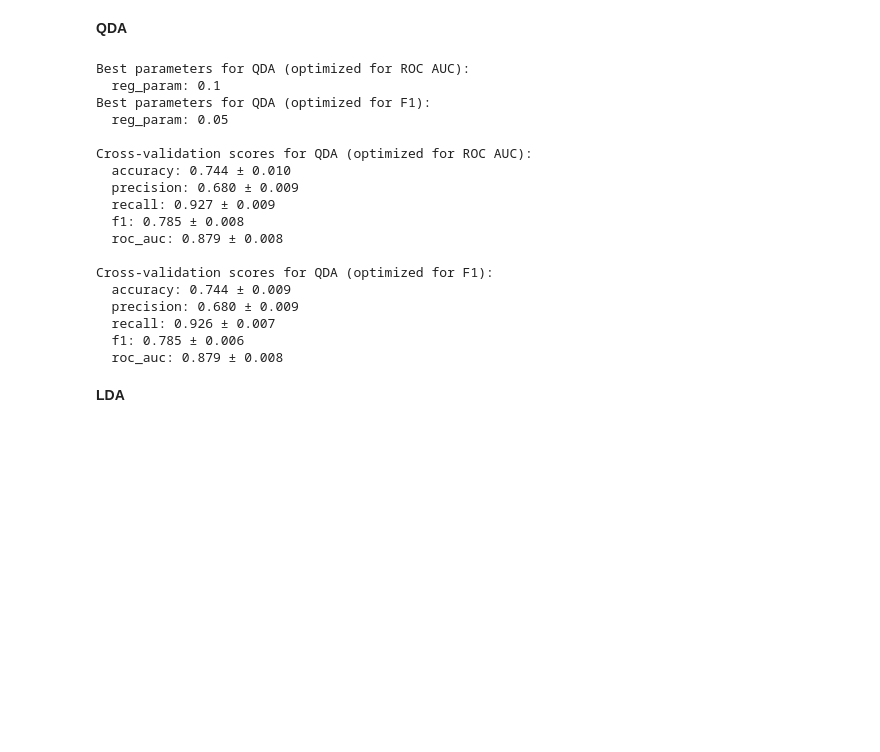
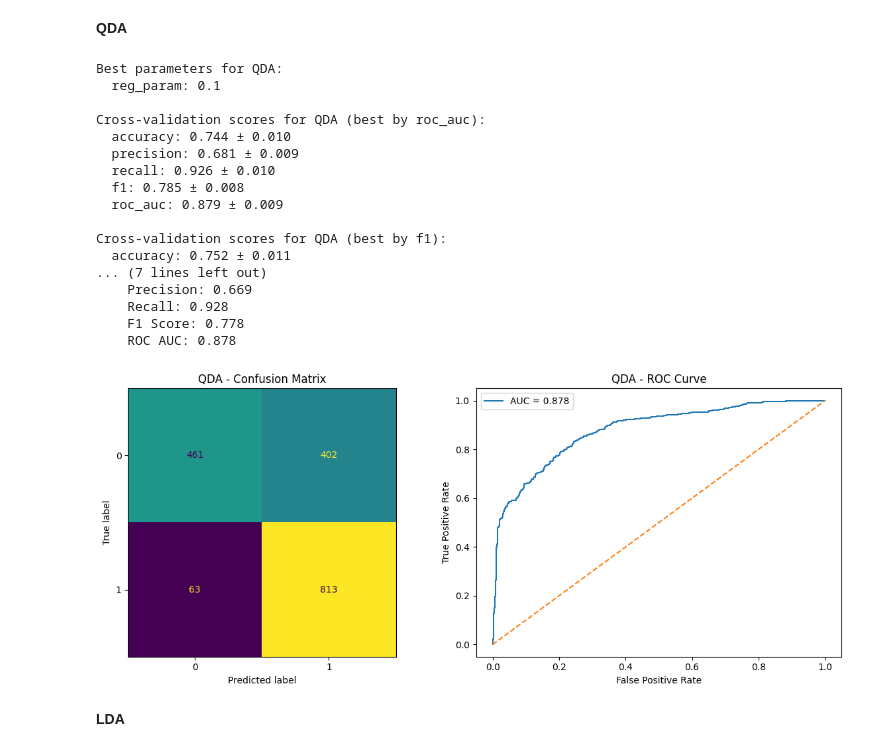
Before and after one commit to YarinArava/SpaceShipTitanic_FinalProject, a Jupyter notebook: Spaceship_Titanic_corrected.ipynb, the cells around one changed output. Saved outputs shown, nothing was run; the diff lists cells and outputs as text; code cells hidden in the pictures; blank space fills up the shorter version.

```diff
--- a/Spaceship_Titanic_corrected.ipynb
+++ b/Spaceship_Titanic_corrected.ipynb
@@ -2005,37 +2057,39 @@ KNN_best, KNN_best_params, KNN_best_results = \
 # %%
 # Optimizing QDA model using GridSearchCV
 qda = QuadraticDiscriminantAnalysis()
 param_grid_qda = {"reg_param": [0.0, 0.01, 0.05, 0.1, 0.15, 0.5, 1.0]}
 
-# maximizing ROC AUC
-QDA_best_roc_auc, QDA_best_params_roc_auc, QDA_cv_results_roc_auc \
+QDA_search, QDA_best_model, QDA_best_params, QDA_cv_results \
     = evaluate_model(qda, param_grid_qda, X_train, y_train)
-print_best_params("QDA (optimized for ROC AUC)", QDA_best_params_roc_auc)
+print_best_params("QDA", QDA_best_params)
 
-# maximizing F1 score
-QDA_best_f1, QDA_best_params_f1, QDA_cv_results_f1 \
-    = evaluate_model(qda, param_grid_qda, X_train, y_train, refit_metric='f1')
-print_best_params("QDA (optimized for F1)", QDA_best_params_f1)
+print_all_scores_improved("QDA", QDA_cv_results)
+print_all_scores_improved("QDA", QDA_cv_results, best_by='f1')
 
-# printing all scores for the best QDA models
-print_all_scores("QDA (optimized for ROC AUC)", QDA_cv_results_roc_auc)
-print_all_scores("QDA (optimized for F1)", QDA_cv_results_f1)
+# Visualize performance of the best QDA model on the test set
+test_pred = QDA_best_model.predict(X_test)
+test_prob = QDA_best_model.predict_proba(X_test)[:, 1]
+
+print("\nTest set performance for QDA:")
+QDA_reslist = comp_all_scores(y_test, test_pred, test_prob)
+plot_cm_and_roc(y_test, test_pred, test_prob, model_name="QDA")
+tests_results['QDA'] = QDA_reslist
 # %% [output]
-Best parameters for QDA (optimized for ROC AUC):
+Best parameters for QDA:
   reg_param: 0.1
-Best parameters for QDA (optimized for F1):
-  reg_param: 0.05
 
-Cross-validation scores for QDA (optimized for ROC AUC):
+Cross-validation scores for QDA (best by roc_auc):
   accuracy: 0.744 ± 0.010
-  precision: 0.680 ± 0.009
-  recall: 0.927 ± 0.009
+  precision: 0.681 ± 0.009
+  recall: 0.926 ± 0.010
   f1: 0.785 ± 0.008
-  roc_auc: 0.879 ± 0.008
+  roc_auc: 0.879 ± 0.009
 
-Cross-validation scores for QDA (optimized for F1):
-  accuracy: 0.744 ± 0.009
-  precision: 0.680 ± 0.009
-  recall: 0.926 ± 0.007
-  f1: 0.785 ± 0.006
-  roc_auc: 0.879 ± 0.008
+Cross-validation scores for QDA (best by f1):
+  accuracy: 0.752 ± 0.011
+... (7 lines left out)
+    Precision: 0.669
+    Recall: 0.928
+    F1 Score: 0.778
+    ROC AUC: 0.878
+[figure, added]
```
Also changed, not shown: parts of 44 cells of this notebook, 3 other files.
